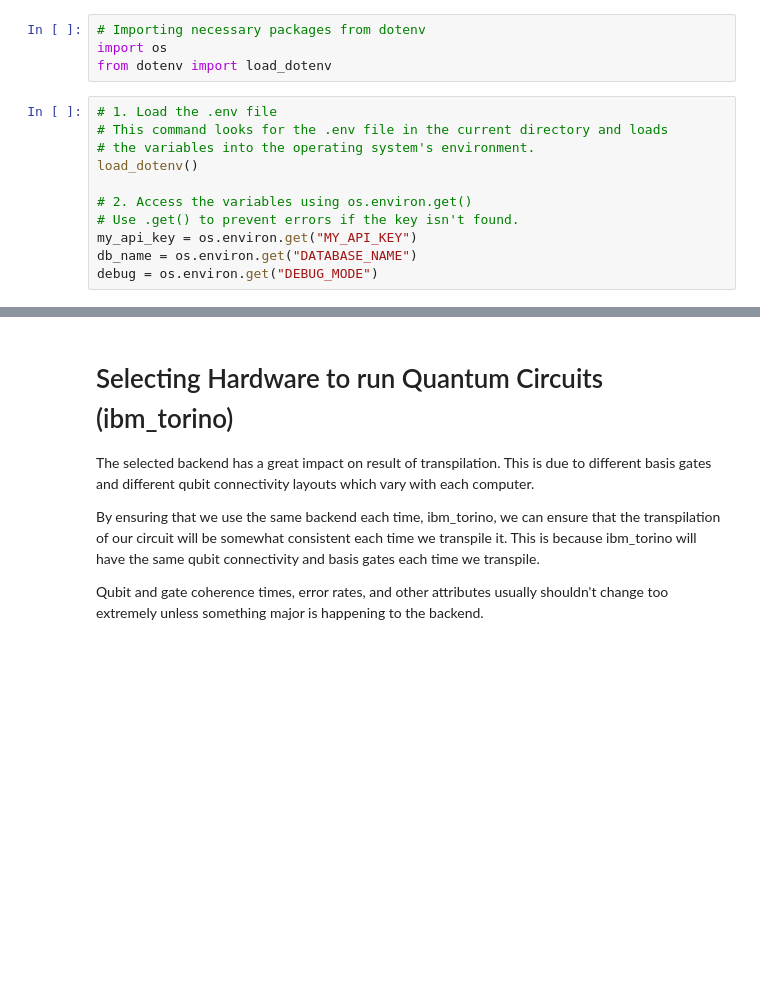
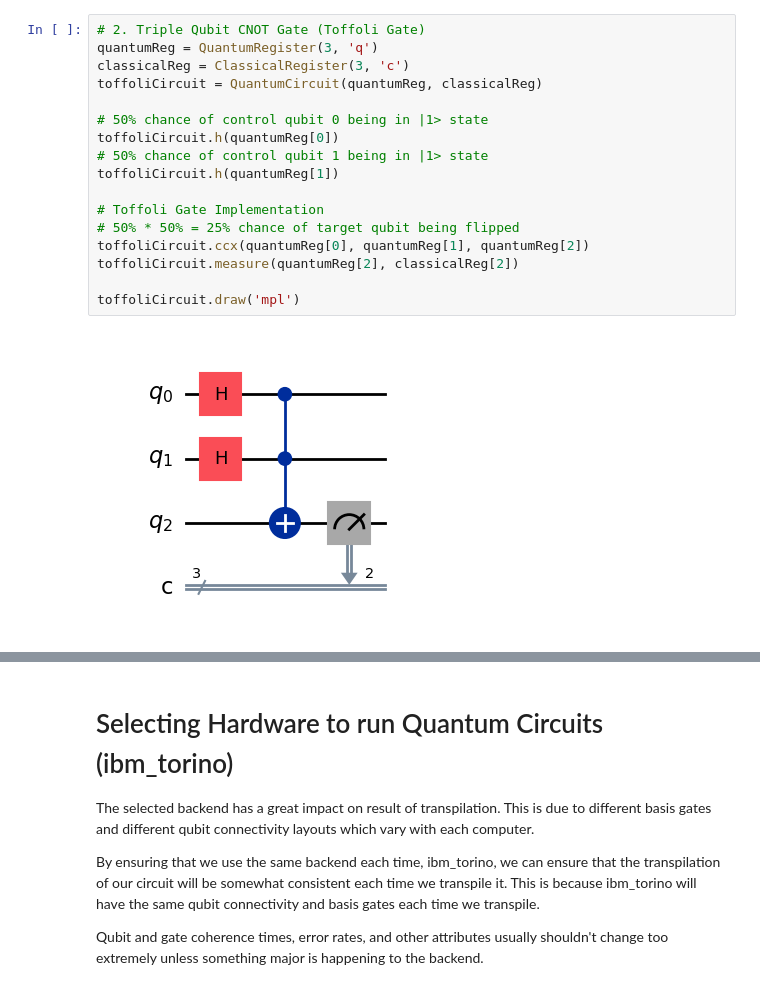
Before and after one commit to MrawesomeTech28/WQCC-Fall-Fest-2025-Exploration-of-Quantum-Circuit-Transpilation, a Jupyter notebook: TranspilerExplore.ipynb, the cells around one changed output, grey strips where cells are left out. Drawn from its saved outputs; the diff is of its cells as text; blank space fills up the shorter version.

```diff
--- a/TranspilerExplore.ipynb
+++ b/TranspilerExplore.ipynb
@@ -33,15 +63,19 @@ Note: you may need to restart the kernel to use updated packages.
-# %%
-# Importing necessary packages from dotenv
-import os
-from dotenv import load_dotenv
-# %%
-# 1. Load the .env file
-# This command looks for the .env file in the current directory and loads
-# the variables into the operating system's environment.
-load_dotenv()
-
-# 2. Access the variables using os.environ.get()
-# Use .get() to prevent errors if the key isn't found.
-my_api_key = os.environ.get("MY_API_KEY")
-db_name = os.environ.get("DATABASE_NAME")
-debug = os.environ.get("DEBUG_MODE")
+# %%
+# 2. Triple Qubit CNOT Gate (Toffoli Gate)
+quantumReg = QuantumRegister(3, 'q')
+classicalReg = ClassicalRegister(3, 'c')
+toffoliCircuit = QuantumCircuit(quantumReg, classicalReg)
+
+# 50% chance of control qubit 0 being in |1> state
+toffoliCircuit.h(quantumReg[0])
+# 50% chance of control qubit 1 being in |1> state
+toffoliCircuit.h(quantumReg[1])
+
+# Toffoli Gate Implementation
+# 50% * 50% = 25% chance of target qubit being flipped
+toffoliCircuit.ccx(quantumReg[0], quantumReg[1], quantumReg[2])
+toffoliCircuit.measure(quantumReg[2], classicalReg[2])
+
+toffoliCircuit.draw('mpl')
+# %% [output]
+[figure, added]
```
Also changed, not shown: parts of 16 cells of this notebook, 15 other files.
